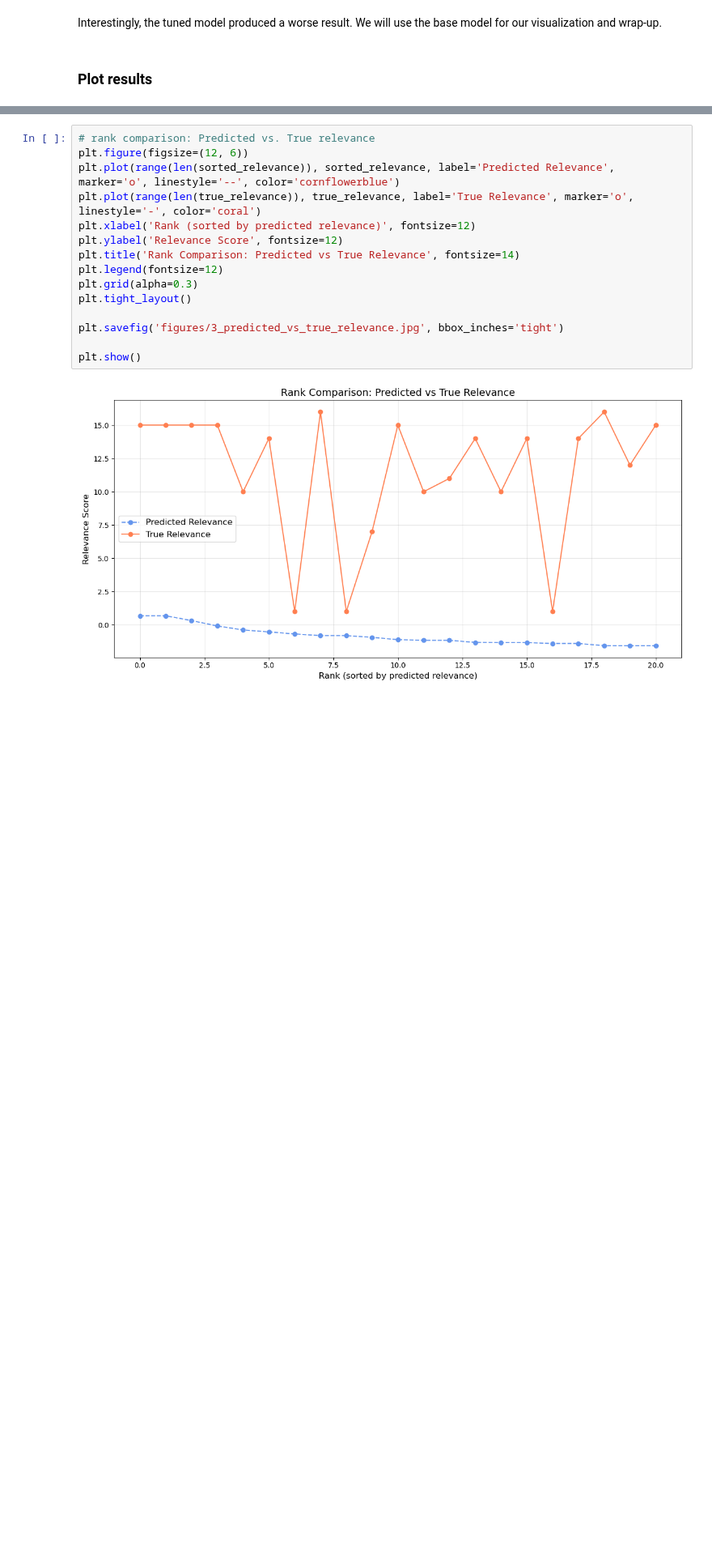
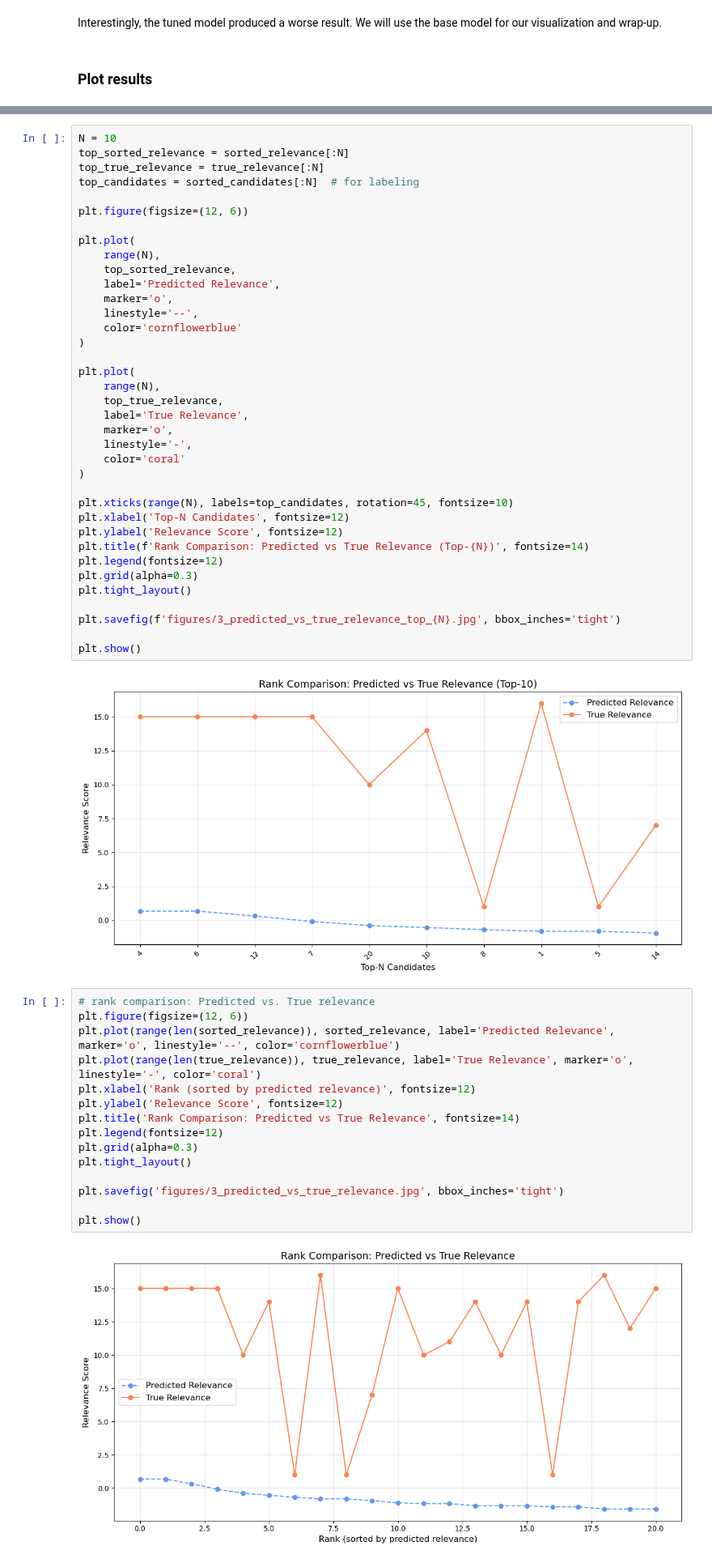
Before and after one commit to sralter/potential_talents, a Jupyter notebook: potential_talents_pt3_lambdarank.ipynb, the cells around one changed output, grey strips where cells are left out. Shown at 81% size. Cells and saved outputs as stored; diff of their text form; blank space fills up the shorter version.

```diff
--- a/potential_talents_pt3_lambdarank.ipynb
+++ b/potential_talents_pt3_lambdarank.ipynb
@@ -502,3 +543,42 @@ Explanation here
+# %%
+N = 10
+top_sorted_relevance = sorted_relevance[:N]
+top_true_relevance = true_relevance[:N]
+top_candidates = sorted_candidates[:N]  # for labeling
+
+plt.figure(figsize=(12, 6))
+
+plt.plot(
+    range(N),
+    top_sorted_relevance,
+    label='Predicted Relevance',
+    marker='o',
+    linestyle='--',
+    color='cornflowerblue'
+)
+
+plt.plot(
+    range(N),
+    top_true_relevance,
+    label='True Relevance',
+    marker='o',
+    linestyle='-',
+    color='coral'
+)
+
+plt.xticks(range(N), labels=top_candidates, rotation=45, fontsize=10)
+plt.xlabel('Top-N Candidates', fontsize=12)
+plt.ylabel('Relevance Score', fontsize=12)
+plt.title(f'Rank Comparison: Predicted vs True Relevance (Top-{N})', fontsize=14)
+plt.legend(fontsize=12)
+plt.grid(alpha=0.3)
+plt.tight_layout()
+
+plt.savefig(f'figures/3_predicted_vs_true_relevance_top_{N}.jpg', bbox_inches='tight')
+
+plt.show()
+# %% [output]
+[figure, added]
 # %%
 # rank comparison: Predicted vs. True relevance
 plt.figure(figsize=(12, 6))
```
Also changed, not shown: parts of 11 cells of this notebook, 3 other files.
